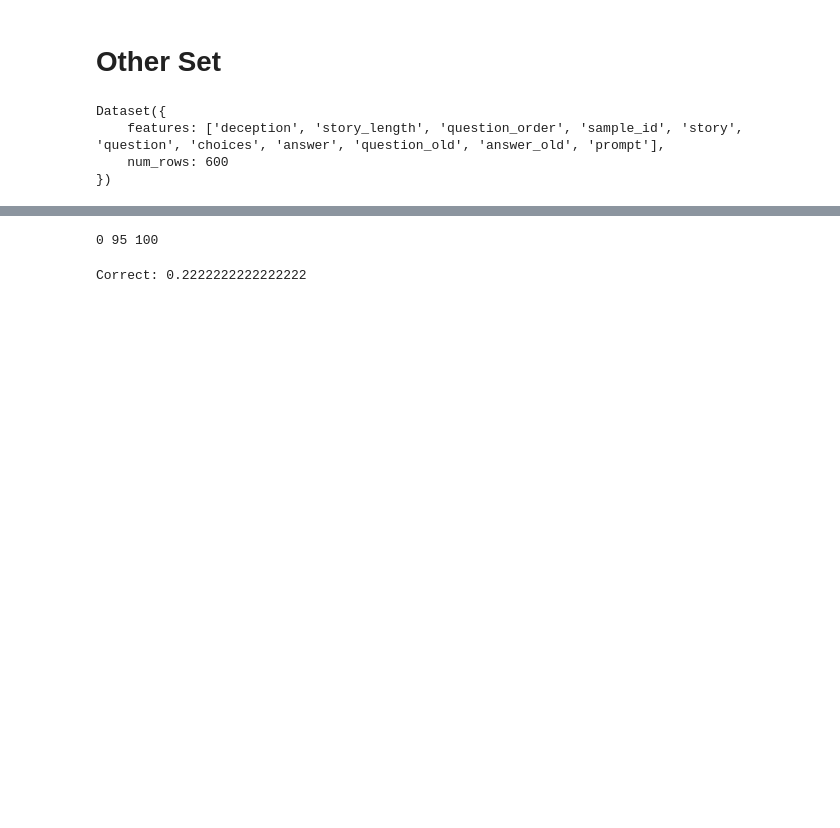
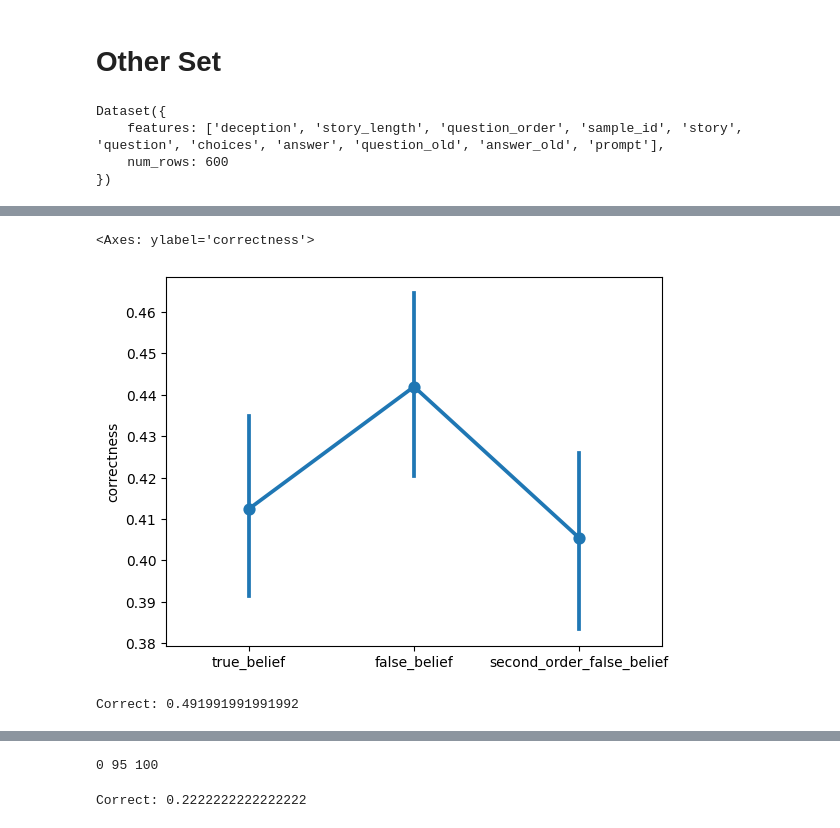
Before and after one commit to zhebushipinyin/Tom-RL, a Jupyter notebook: SimpleGRPO/Evaluation.ipynb, the cells around one changed output, grey strips where cells are left out. Saved outputs shown, nothing was run; the diff lists cells and outputs as text; code cells hidden in the pictures; blank space fills up the shorter version.

```diff
--- a/SimpleGRPO/Evaluation.ipynb
+++ b/SimpleGRPO/Evaluation.ipynb
@@ -311,3 +321,12 @@ Correct: 0.28717948717948716
+# %%
+sns.pointplot(x = test_tomi['question_type'], y = results_tomi['correctness'])
+# %% [output]
+<Axes: ylabel='correctness'>
+[figure, added]
+# %%
+results_tomi_num = main_func(llm, test_tomi_num, 5, n_repeat=3)
+# %% [output]
+Correct: 0.491991991991992
 # %%
 outputs= llm.chat([test_faux['prompt'][0], test_faux['prompt'][1], test_faux['prompt'][2]], sampling_params)
 print(outputs[0].outputs[0].text)
```
Also changed, not shown: parts of 26 cells of this notebook, 25 other files.
